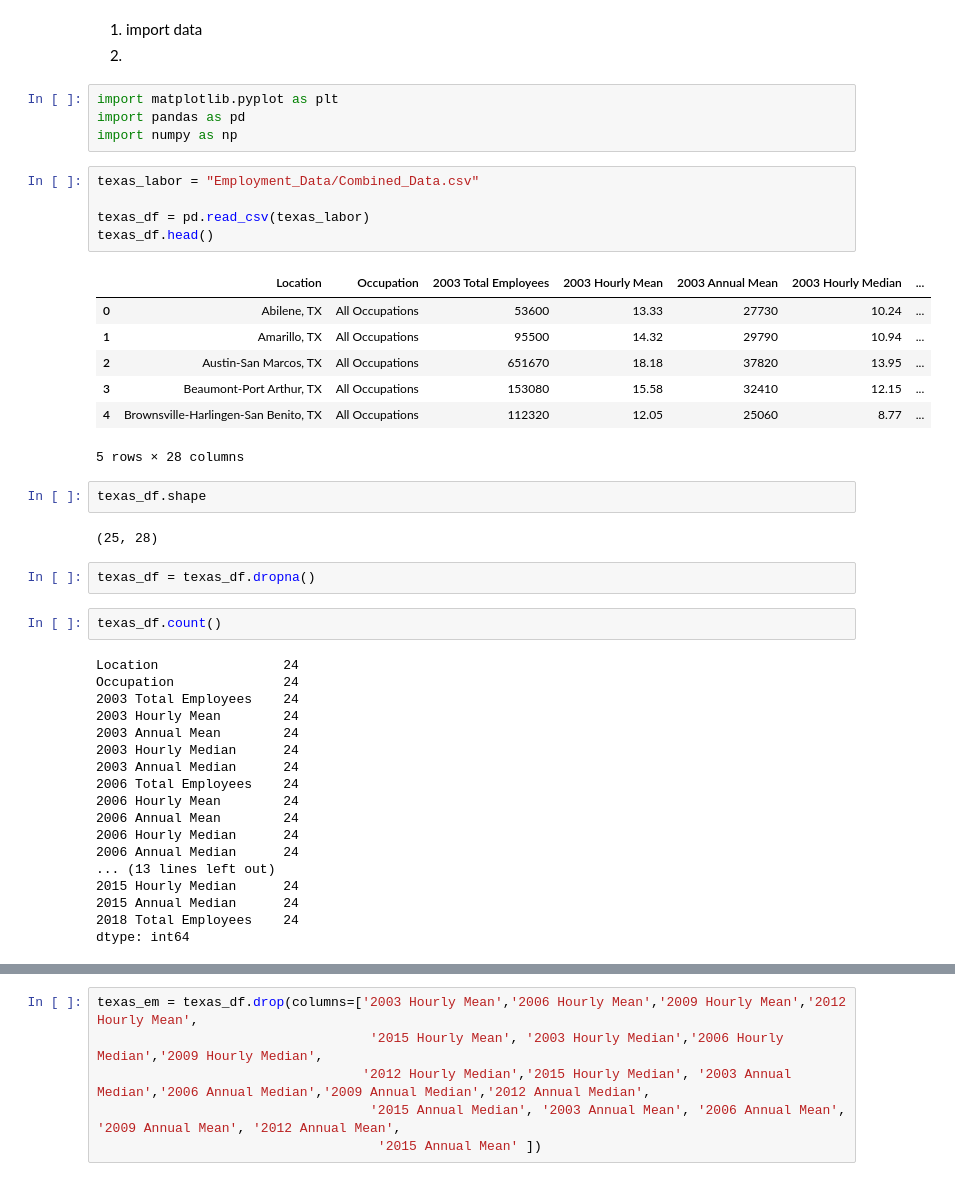
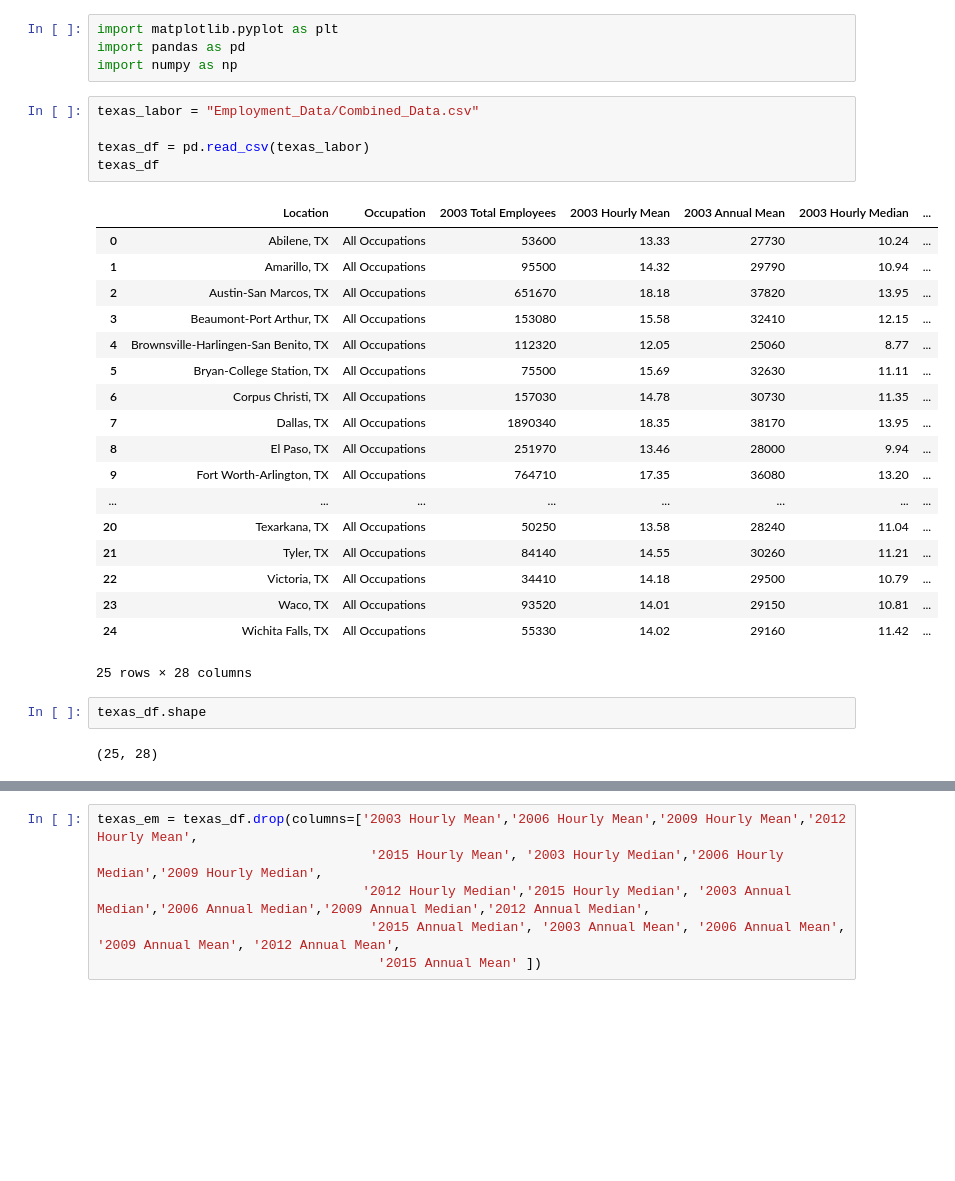
Before and after one commit to mikegoldster/Texas_Labor_Data_2, a Jupyter notebook: Texas_LR.ipynb, the cells around one changed output, grey strips where cells are left out. Saved outputs shown, nothing was run; the diff lists cells and outputs as text; blank space fills up the shorter version.

```diff
--- a/Texas_LR.ipynb
+++ b/Texas_LR.ipynb
@@ -1,6 +1,3 @@
-# %% [markdown]
-1. import data
-2.
 # %%
 import matplotlib.pyplot as plt
 import pandas as pd
@@ -8,39 +5,28 @@ import numpy as np
 # %%
 texas_labor = "Employment_Data/Combined_Data.csv"
 
 texas_df = pd.read_csv(texas_labor)
-texas_df.head()
+texas_df
 # %% [output]
 |  | Location | Occupation | 2003 Total Employees | 2003 Hourly Mean | 2003 Annual Mean | 2003 Hourly Median | ... |
 | 0 | Abilene, TX | All Occupations | 53600 | 13.33 | 27730 | 10.24 | ... |
 | 1 | Amarillo, TX | All Occupations | 95500 | 14.32 | 29790 | 10.94 | ... |
 | 2 | Austin-San Marcos, TX | All Occupations | 651670 | 18.18 | 37820 | 13.95 | ... |
 | 3 | Beaumont-Port Arthur, TX | All Occupations | 153080 | 15.58 | 32410 | 12.15 | ... |
 | 4 | Brownsville-Harlingen-San Benito, TX | All Occupations | 112320 | 12.05 | 25060 | 8.77 | ... |
+| 5 | Bryan-College Station, TX | All Occupations | 75500 | 15.69 | 32630 | 11.11 | ... |
+| 6 | Corpus Christi, TX | All Occupations | 157030 | 14.78 | 30730 | 11.35 | ... |
+| 7 | Dallas, TX | All Occupations | 1890340 | 18.35 | 38170 | 13.95 | ... |
+| 8 | El Paso, TX | All Occupations | 251970 | 13.46 | 28000 | 9.94 | ... |
+| 9 | Fort Worth-Arlington, TX | All Occupations | 764710 | 17.35 | 36080 | 13.20 | ... |
+| ... | ... | ... | ... | ... | ... | ... | ... |
+| 20 | Texarkana, TX | All Occupations | 50250 | 13.58 | 28240 | 11.04 | ... |
+| 21 | Tyler, TX | All Occupations | 84140 | 14.55 | 30260 | 11.21 | ... |
+| 22 | Victoria, TX | All Occupations | 34410 | 14.18 | 29500 | 10.79 | ... |
+| 23 | Waco, TX | All Occupations | 93520 | 14.01 | 29150 | 10.81 | ... |
+| 24 | Wichita Falls, TX | All Occupations | 55330 | 14.02 | 29160 | 11.42 | ... |
-5 rows × 28 columns
+25 rows × 28 columns
 # %%
 texas_df.shape
 # %% [output]
 (25, 28)
-# %%
-texas_df = texas_df.dropna()
-# %%
-texas_df.count()
-# %% [output]
-Location                24
-Occupation              24
-2003 Total Employees    24
-2003 Hourly Mean        24
-2003 Annual Mean        24
-2003 Hourly Median      24
-2003 Annual Median      24
-2006 Total Employees    24
-2006 Hourly Mean        24
-2006 Annual Mean        24
-2006 Hourly Median      24
-2006 Annual Median      24
-... (13 lines left out)
-2015 Hourly Median      24
-2015 Annual Median      24
-2018 Total Employees    24
-dtype: int64
```
Also changed, not shown: parts of 46 cells of this notebook, 1 other file.
